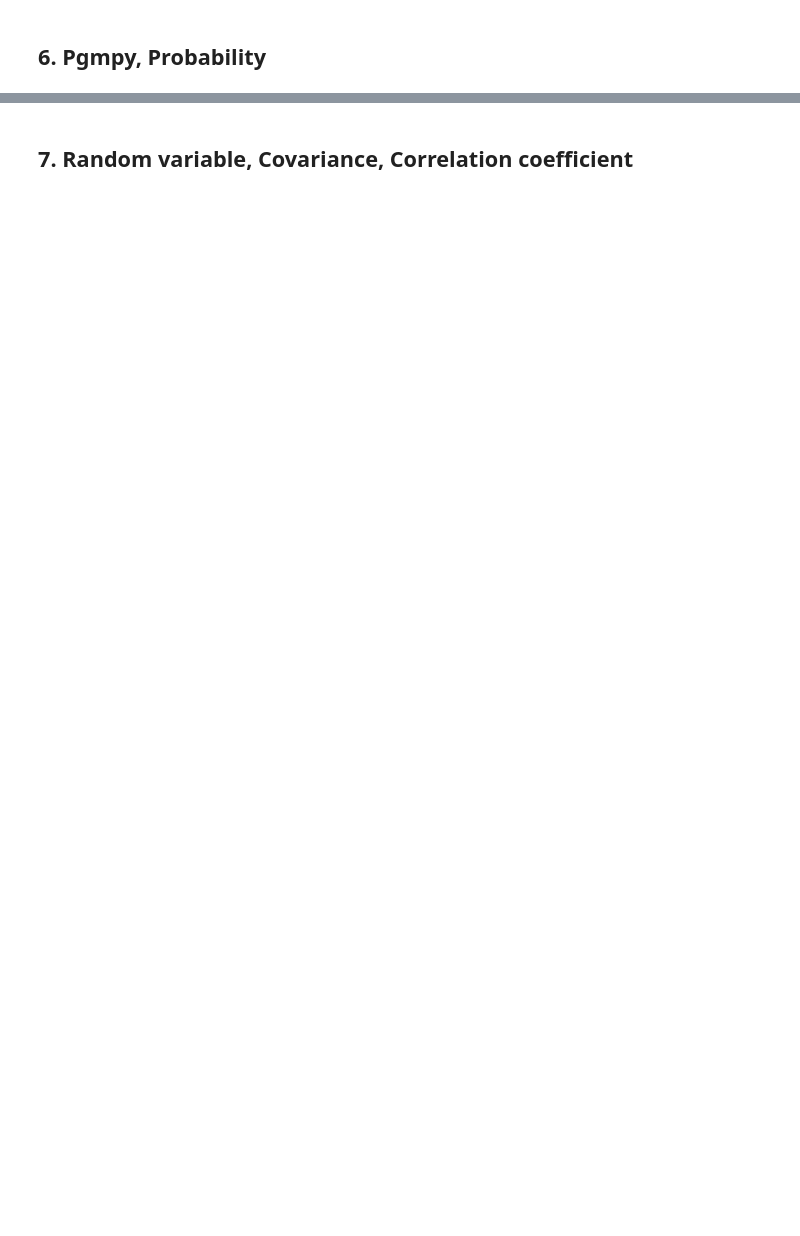
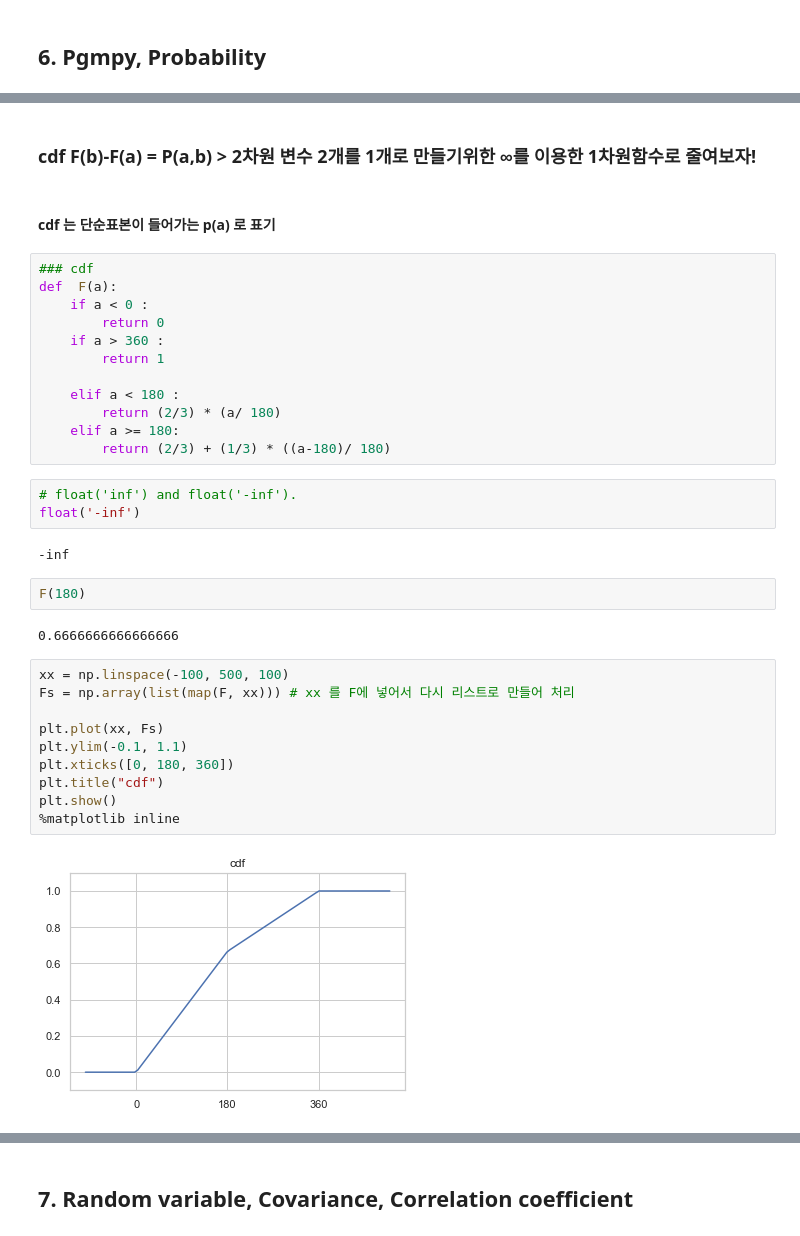
Before and after one commit to KIMS-Github/TIL_, a Jupyter notebook: math/Math_Test_1_2_3/Math_test_part2.ipynb, the cells around one changed output, grey strips where cells are left out. Cells and saved outputs as stored; diff of their text form; blank space fills up the shorter version.

```diff
--- a/math/Math_Test_1_2_3/Math_test_part2.ipynb
+++ b/math/Math_Test_1_2_3/Math_test_part2.ipynb
@@ -27,0 +67,37 @@ math_schedule[5:18]
+# %% [markdown]
+### cdf F(b)-F(a) = P(a,b) > 2차원 변수 2개를 1개로 만들기위한 ∞를 이용한 1차원함수로 줄여보자!
+# %% [markdown]
+#### cdf 는 단순표본이 들어가는 p(a) 로 표기
+# %%
+### cdf
+def  F(a):
+    if a < 0 :
+        return 0
+    if a > 360 :
+        return 1
+
+    elif a < 180 :
+        return (2/3) * (a/ 180)
+    elif a >= 180:
+        return (2/3) + (1/3) * ((a-180)/ 180)
+# %%
+# float('inf') and float('-inf').
+float('-inf')
+# %% [output]
+-inf
+# %%
+F(180)
+# %% [output]
+0.6666666666666666
+# %%
+xx = np.linspace(-100, 500, 100)
+Fs = np.array(list(map(F, xx))) # xx 를 F에 넣어서 다시 리스트로 만들어 처리
+
+plt.plot(xx, Fs)
+plt.ylim(-0.1, 1.1)
+plt.xticks([0, 180, 360])
+plt.title("cdf")
+plt.show()
+%matplotlib inline
+# %% [output]
+[figure, added]
```
Also changed, not shown: parts of 17 cells of this notebook, 1 other file.
